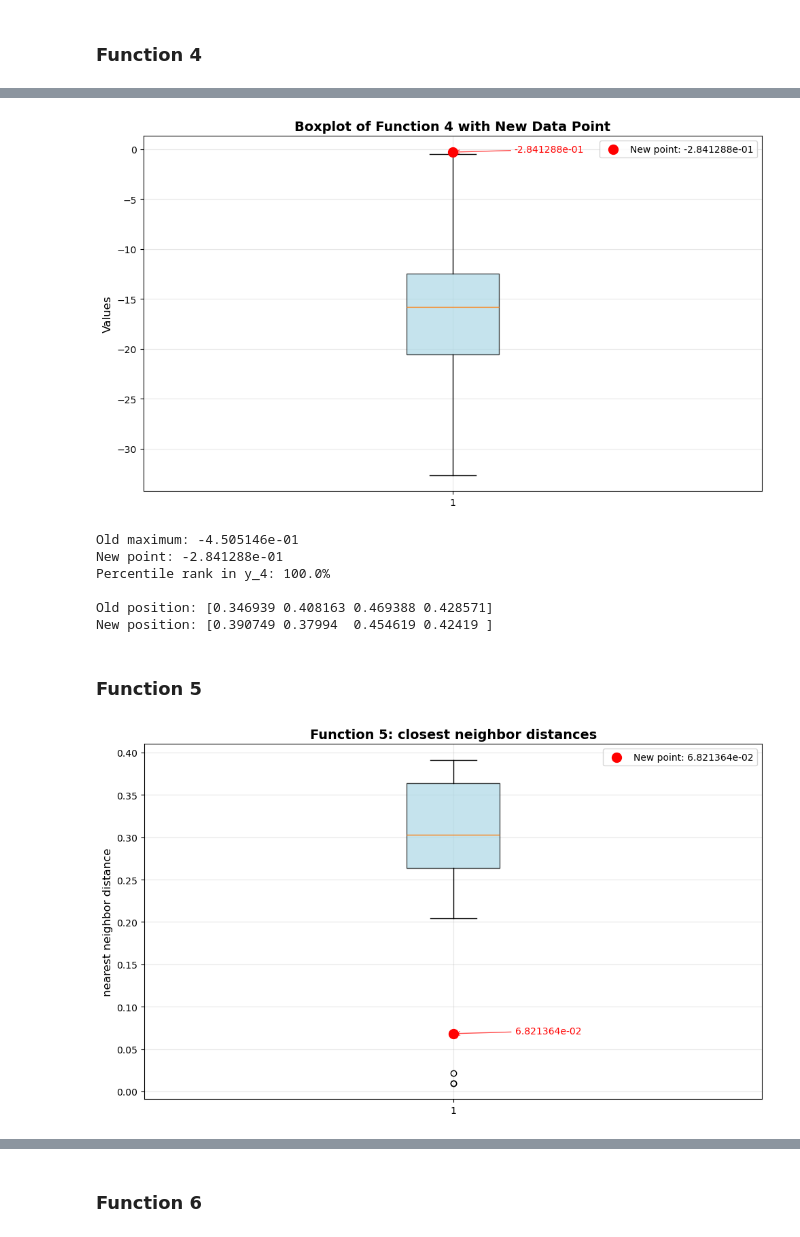
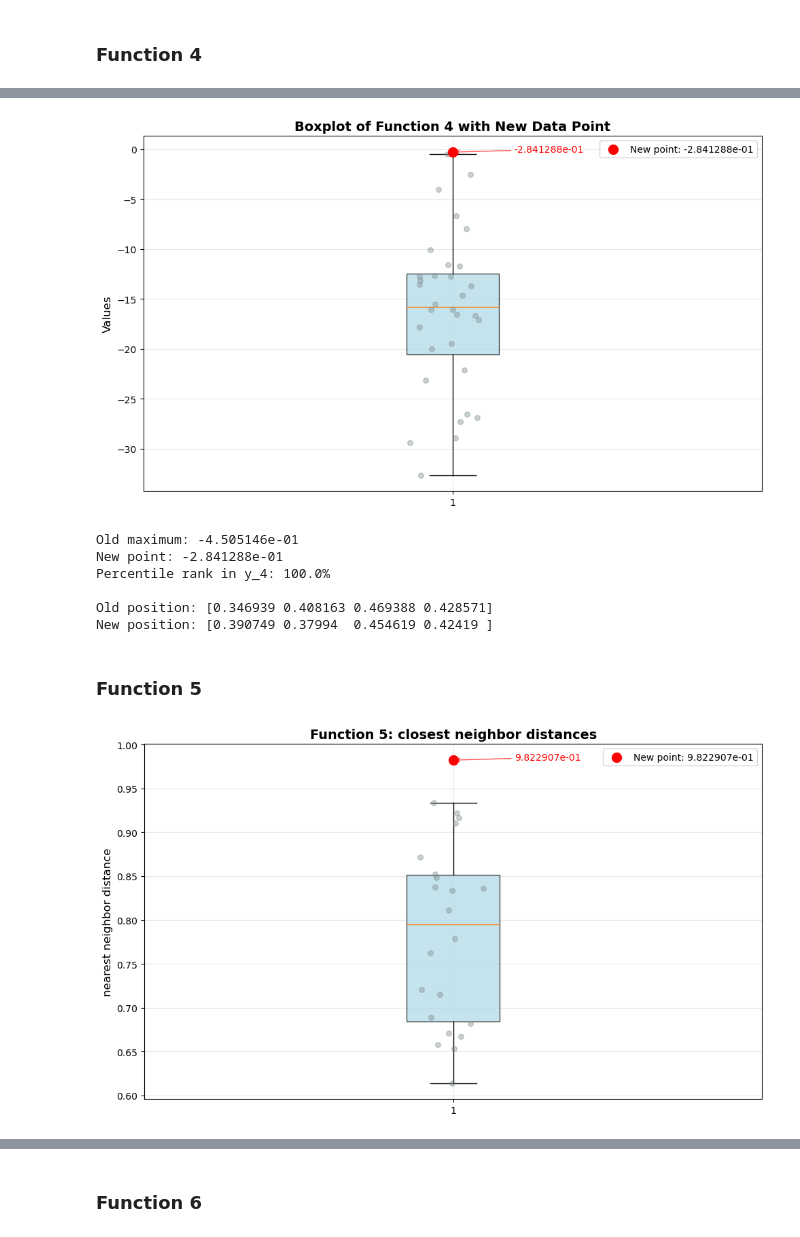
Before and after one commit to Kelly-A-W/Imperial-AI-and-ML-Course-Capstone-Project, a Jupyter notebook: capstone_assignment_15.ipynb, the cells around one changed output, grey strips where cells are left out. Saved outputs shown, nothing was run; the diff lists cells and outputs as text; code cells hidden in the pictures.

Commit message:
[add] changed from nearest neighbour distance to median neighbour distance, and I added data points overlayed on boxplots.

```diff
--- a/capstone_assignment_15.ipynb
+++ b/capstone_assignment_15.ipynb
@@ -388,7 +400,8 @@ plot_boxplot_with_new_point(
     y_4,
     y_new[3],
     'Boxplot of Function 4 with New Data Point',
-    'Values')
+    'Values',
+    overlay=True)
 
 # Print some statistics for comparison
 print(f"Old maximum: {np.max(y_4):.6e}")
@@ -397,7 +410,7 @@ print(f"Percentile rank in y_4: {100 * (y_4 < y_new[3]).sum() / len(y_4):.1f}%")
 print(f"\nOld position: {x_4[np.argmax(y_4)]}")
 print(f"New position: {x_new[3]}")
 # %% [output]
-[figure, old version]
+[figure, new version]
 Old maximum: -4.505146e-01
 New point: -2.841288e-01
 Percentile rank in y_4: 100.0%
@@ -407,15 +420,16 @@ New position: [0.390749 0.37994  0.454619 0.42419 ]
 # %% [markdown]
 ### Function 5
 # %%
-x5_distances = find_closest_neighbor_distances(np.array(x_5))
-new_x5_distance = find_min_distance_to_array(x_new[4], np.array(x_5))
+x5_distances = find_median_neighbor_distances(np.array(x_5))
+new_x5_distance = find_median_distance_to_array(x_new[4], np.array(x_5))
 plot_boxplot_with_new_point(
     x5_distances,
-    new_x5_distance[0],
+    new_x5_distance,
     'Function 5: closest neighbor distances',
-    'nearest neighbor distance')
+    'nearest neighbor distance',
+    overlay=True)
 # %% [output]
-[figure, old version]
+[figure, new version]
 # %%
 
 plot_boxplot_with_new_point(
```
Also changed, not shown: parts of 16 cells of this notebook.
